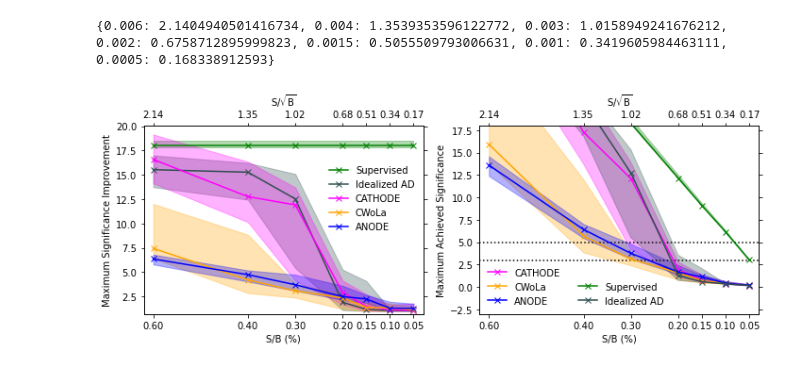
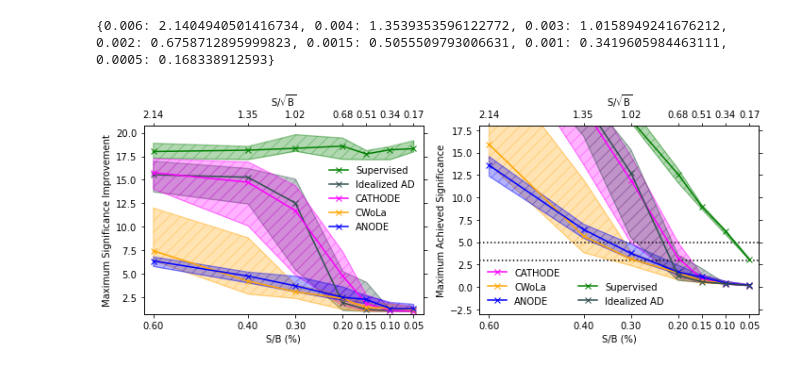
Before and after one commit to HEPML-AnomalyDetection/CATHODE, a Jupyter notebook: plotting_notebook.ipynb, the cells around one changed output. Cells and saved outputs as stored; diff of their text form; code cells hidden in the pictures.

```diff
--- a/plotting_notebook.ipynb
+++ b/plotting_notebook.ipynb
@@ -915,10 +842,7 @@ for method in ["CATHODE", "CWoLa", "ANODE", "Idealized_AD", "Supervised"]:
 S_B_0001 = {}
 for method in ["CATHODE", "CWoLa", "ANODE", "Idealized_AD", "Supervised"]:
     S_B_0001[method] = []
-    if method=="Supervised":
-        method_key = "Supervised_default"
-    else:
-        method_key = method+"_S_over_B_0001"
+    method_key = method+"_S_over_B_0001"
     for i, path in enumerate(directories[method_key]):
         datadir = path
         predsdir = datadir
@@ -931,10 +855,7 @@ for method in ["CATHODE", "CWoLa", "ANODE", "Idealized_AD", "Supervised"]:
 S_B_00005 = {}
 for method in ["CATHODE", "CWoLa", "ANODE", "Idealized_AD", "Supervised"]:
     S_B_00005[method] = []
-    if method=="Supervised":
-        method_key = "Supervised_default"
-    else:
-        method_key = method+"_S_over_B_00005"
+    method_key = method+"_S_over_B_00005"
     for i, path in enumerate(directories[method_key]):
         datadir = path
         predsdir = datadir
@@ -948,22 +869,9 @@ def max_sic_vs_S_over_B(S_B_lines, method, median=False, fpr_cutoff=0):
     max_sic_vals = {}
     for S_over_B_val in S_B_lines.keys():
         max_sic = []
-        if method=="Supervised":
-            lines = S_B_lines[S_over_B_val]["Supervised"][0]
-            for i in range(len(lines[3][0].values())):
-                tpr = list(lines[3][0].values())[i]
-                fpr = list(lines[4][0].values())[i]
-                fpr_mask = fpr>fpr_cutoff
-                tpr_vals = tpr[fpr_mask]
-                fpr_vals = fpr[fpr_mask]
-                max_sic.append(max(tpr_vals*(fpr_vals**(-0.5))))
-        else:
+        if True:
             for run in S_B_lines[S_over_B_val][method]:
                 lines = run
-                #for j in range(len(lines[3][0].values())):
-                #    tpr = list(lines[3][0].values())[j]
-                #    fpr = list(lines[4][0].values())[j]
-                #    max_sic.append(max(tpr*(fpr**(-0.5))))
                 tpr = list(lines[3][0].values())[0] ## only take the first classifier training
                 fpr = list(lines[4][0].values())[0]
                 fpr_mask = fpr>fpr_cutoff
@@ -1010,6 +918,8 @@ print(S_over_sqrt_B)
 ## put together in plot
 
 from matplotlib.ticker import FormatStrFormatter, ScalarFormatter
+
+hatch = '//'
 
 S_over_B_vals = list(S_B_lines.keys())
 S_over_B_vals.sort(reverse=True)
@@ -1065,11 +975,17 @@ supervised_std1_sig = supervised_std1*S_over_sqrt_B_vals
 fig, [ax0, ax1] = plt.subplots(1, 2, figsize=(10,4))
 
 #ax0.axhline(1., color="black", linestyle=":")
+#ax0.set_rasterized(True)
 ax0.fill_between(100*S_over_B_vals, supervised_std0, supervised_std1, color=COLOR_CODE["Supervised"], alpha=0.3)
+ax0.fill_between(100*S_over_B_vals, supervised_std0, supervised_std1, color="None", edgecolor=COLOR_CODE["Supervised"], alpha=0.3, hatch=hatch)
 ax0.fill_between(100*S_over_B_vals, idealized_AD_std0, idealized_AD_std1, color=COLOR_CODE["Idealized_AD"], alpha=0.3)
+ax0.fill_between(100*S_over_B_vals, idealized_AD_std0, idealized_AD_std1, color="None", edgecolor=COLOR_CODE["Idealized_AD"], alpha=0.3, hatch=hatch)
 ax0.fill_between(100*S_over_B_vals, CATHODE_std0, CATHODE_std1, color=COLOR_CODE["CATHODE"], alpha=0.3)
+ax0.fill_between(100*S_over_B_vals, CATHODE_std0, CATHODE_std1, color="None", edgecolor=COLOR_CODE["CATHODE"], alpha=0.3, hatch=hatch)
 ax0.fill_between(100*S_over_B_vals, CWoLa_std0, CWoLa_std1, color=COLOR_CODE["CWoLa"], alpha=0.3)
+ax0.fill_between(100*S_over_B_vals, CWoLa_std0, CWoLa_std1, color="None", edgecolor=COLOR_CODE["CWoLa"], alpha=0.3, hatch=hatch)
 ax0.fill_between(100*S_over_B_vals, ANODE_std0, ANODE_std1, color=COLOR_CODE["ANODE"], alpha=0.3)
+ax0.fill_between(100*S_over_B_vals, ANODE_std0, ANODE_std1, color="None", edgecolor=COLOR_CODE["ANODE"], alpha=0.3, hatch=hatch)
 ax0.plot(100*S_over_B_vals, supervised_mean, color=COLOR_CODE["Supervised"], label="Supervised", marker="x")
 ax0.plot(100*S_over_B_vals, idealized_AD_mean, color=COLOR_CODE["Idealized_AD"], label="Idealized AD", marker="x")
 ax0.plot(100*S_over_B_vals, CATHODE_mean, color=COLOR_CODE["CATHODE"], label="CATHODE", marker="x")
@@ -1098,42 +1014,49 @@ ax01.set_xlabel(r"$\mathrm{S}/\sqrt{\mathrm{B}}$")
 
 ax0.legend(loc="center right", frameon=False)
 
+#ax1.set_rasterized(True)
 ax1.axhline(3., color="black", linestyle=":")
 ax1.axhline(5., color="black", linestyle=":")
 ax1.fill_between(100*S_over_B_vals, CATHODE_std0_sig, CATHODE_std1_sig, color=COLOR_CODE["CATHODE"], alpha=0.3)
+ax1.fill_between(100*S_over_B_vals, CATHODE_std0_sig, CATHODE_std1_sig, color="None", edgecolor=COLOR_CODE["CATHODE"], alpha=0.3, hatch=hatch)
 ax1.fill_between(100*S_over_B_vals, CWoLa_std0_sig, CWoLa_std1_sig, color=COLOR_CODE["CWoLa"], alpha=0.3)
+ax1.fill_between(100*S_over_B_vals, CWoLa_std0_sig, CWoLa_std1_sig, color="None", edgecolor=COLOR_CODE["CWoLa"], alpha=0.3, hatch=hatch)
 ax1.fill_between(100*S_over_B_vals, ANODE_std0_sig, ANODE_std1_sig, color=COLOR_CODE["ANODE"], alpha=0.3)
+ax1.fill_between(100*S_over_B_vals, ANODE_std0_sig, ANODE_std1_sig, color="None", edgecolor=COLOR_CODE["ANODE"], alpha=0.3, hatch=hatch)
 ax1.fill_between(100*S_over_B_vals, supervised_std0_sig, supervised_std1_sig, color=COLOR_CODE["Supervised"], alpha=0.3)
+ax1.fill_between(100*S_over_B_vals, supervised_std0_sig, supervised_std1_sig, color="None", edgecolor=COLOR_CODE["Supervised"], alpha=0.3, hatch=hatch)
 ax1.fill_between(100*S_over_B_vals, idealized_AD_std0_sig, idealized_AD_std1_sig, color=COLOR_CODE["Idealized_AD"], alpha=0.3)
+ax1.fill_between(100*S_over_B_vals, idealized_AD_std0_sig, idealized_AD_std1_sig, color="None", edgecolor=COLOR_CODE["Idealized_AD"], alpha=0.3, hatch=hatch)
 ax1.plot(100*S_over_B_vals, CATHODE_mean_sig, color=COLOR_CODE["CATHODE"], label="CATHODE", marker="x")
 ax1.plot(100*S_over_B_vals, CWoLa_mean_sig, color=COLOR_CODE["CWoLa"], label="CWoLa", marker="x")
 ax1.plot(100*S_over_B_vals, ANODE_mean_sig, color=COLOR_CODE["ANODE"], label="ANODE", marker="x")
 ax1.plot(np.nan, np.nan, linestyle="None", marker="None", label=" ") #empty entry for legend adjustment
 ax1.plot(100*S_over_B_vals, supervised_mean_sig, color=COLOR_CODE["Supervised"], label="Supervised", marker="x")
 ax1.plot(100*S_over_B_vals, idealized_AD_mean_sig, color=COLOR_CODE["Idealized_AD"], label="Idealized AD", marker="x")
 
 #ax1.plot(np.nan, np.nan, linestyle="none", label = " ")
 
 ax1.set_xlim(0.62, 0.03)
 ax1.set_ylim((-3,18))
 ax1.set_xticks(100*S_over_B_vals)
 ax1.xaxis.set_major_formatter(FormatStrFormatter('%.2f'))
 ax1.set_ylabel("Maximum Achieved Significance")
 ax1.set_xlabel(r"S/B (%)")
 #ax1.set_yscale("log")
 ax1.yaxis.set_major_formatter(ScalarFormatter())
 ax1.yaxis.set_ticks_position("both")
 
 ax11=ax1.twiny()
 ax11.set_xlim(0.62, 0.03)
 ax11.set_xticks(100*S_over_B_vals)
 ax11.xaxis.set_major_formatter( lambda tick_val, tick_pos: f"{S_over_sqrt_B[tick_val/100]:.2f}" )
 ax11.set_xlabel(r"$\mathrm{S}/\sqrt{\mathrm{B}}$")
 
 ax1.legend(loc="lower left", ncol=2, frameon=False)
 
 fig.tight_layout()
-plt.savefig("plots/S_over_B_scan.pdf", bbox_inches="tight")
+#plt.savefig("plots/S_over_B_scan.pdf", bbox_inches="tight")
+plt.savefig("plots/S_over_B_scan.png", bbox_inches="tight", dpi=450)
 plt.show()
 # %% [output]
-[figure, old version]
+[figure, new version]
```
Also changed, not shown: parts of 13 cells of this notebook, 1 other file.
